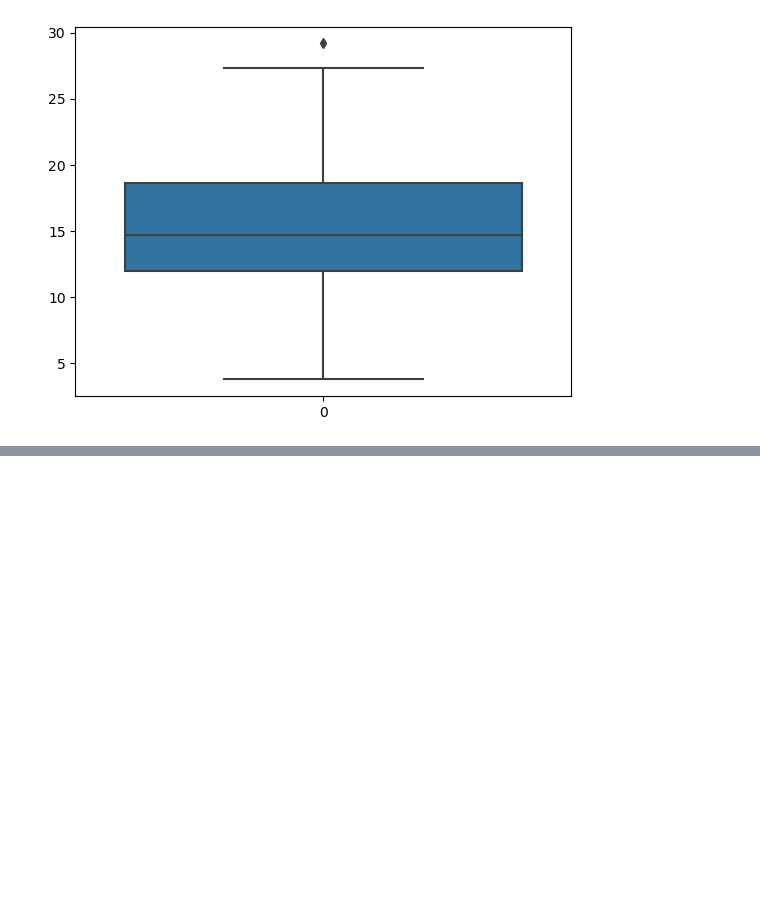
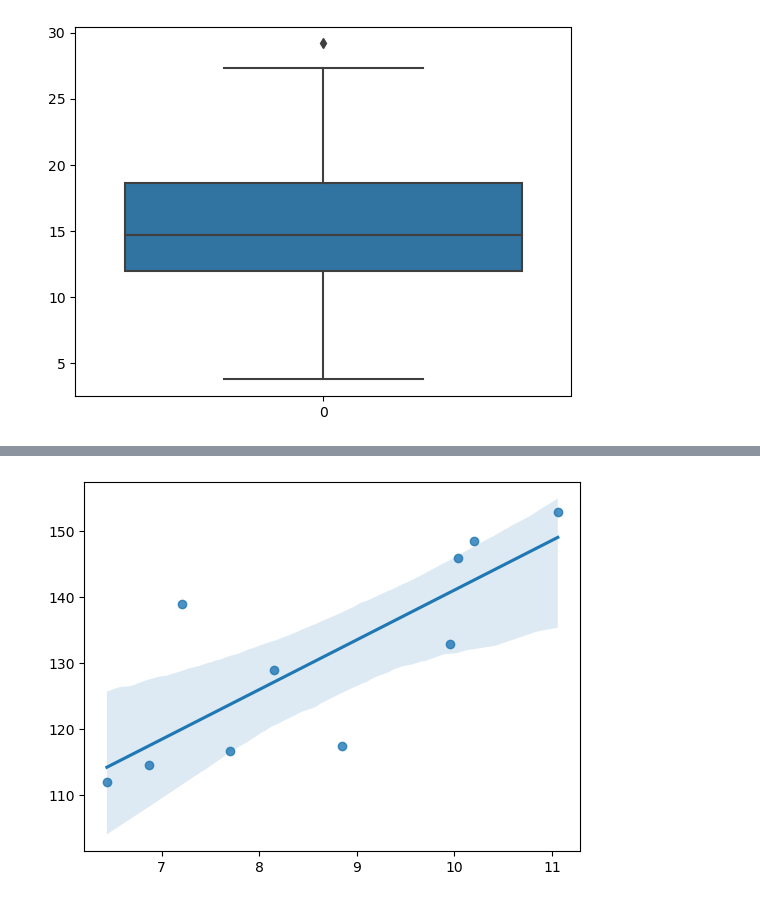
Before and after one commit to mhaidar10/dicoding-belajar-analisis-data, a Jupyter notebook: 00_test/02_latihan_visualisasi.ipynb, the cells around one changed output, grey strips where cells are left out. Cells and saved outputs as stored; diff of their text form; code cells hidden in the pictures; blank space fills up the shorter version.

```diff
--- a/00_test/02_latihan_visualisasi.ipynb
+++ b/00_test/02_latihan_visualisasi.ipynb
@@ -104,0 +125,5 @@ plt.show()
+# %%
+sns.regplot(x=lemon_diameter, y=lemon_weight)
+plt.show()
+# %% [output]
+[figure, added]
```
Also changed, not shown: parts of 13 cells of this notebook.
